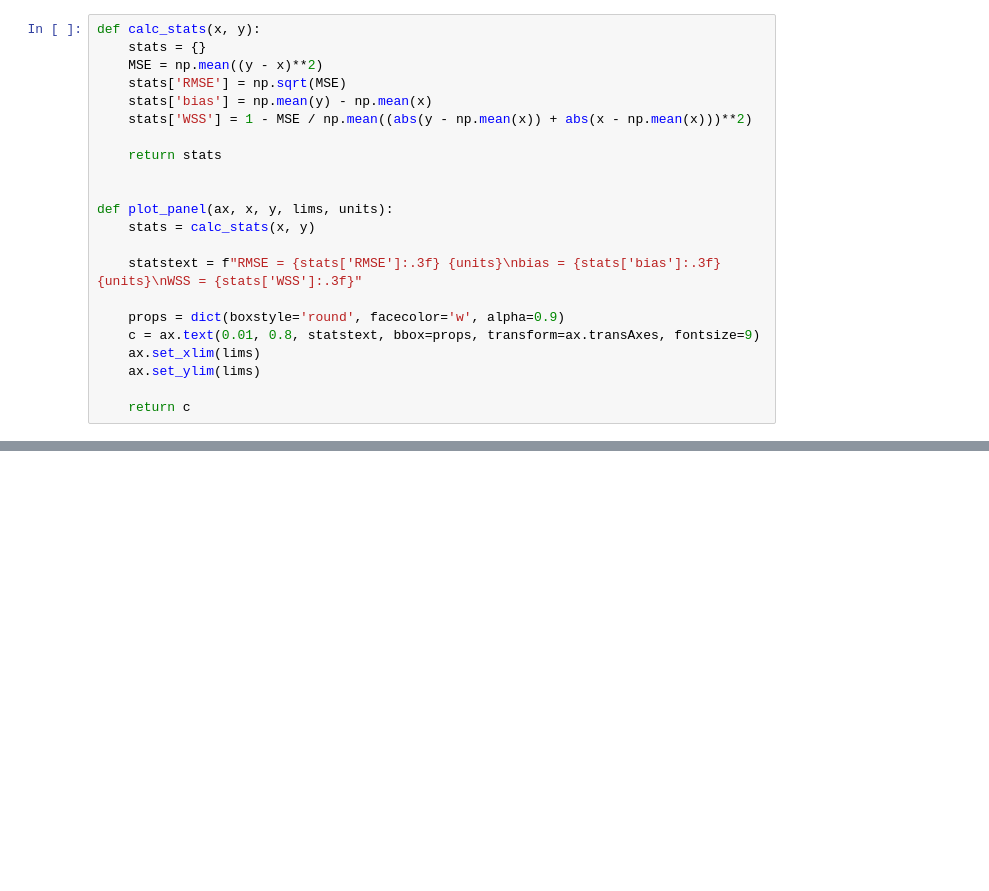
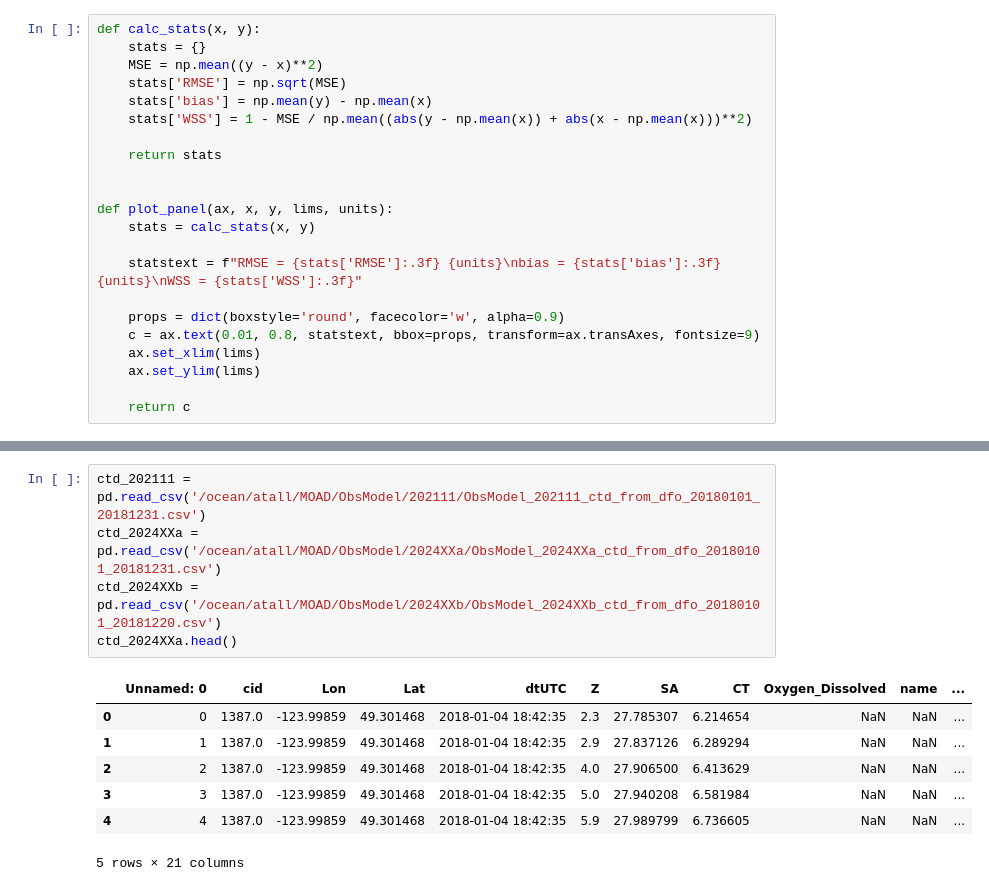
Before and after one commit to SalishSeaCast/analysis-abdoul, a Jupyter notebook: notebooks/salishsea_oxy/Evals_Oxygen_SI-SoG_profiles2018.ipynb, the cells around one changed output, grey strips where cells are left out. Saved outputs shown, nothing was run; the diff lists cells and outputs as text; blank space fills up the shorter version.

```diff
--- a/notebooks/salishsea_oxy/Evals_Oxygen_SI-SoG_profiles2018.ipynb
+++ b/notebooks/salishsea_oxy/Evals_Oxygen_SI-SoG_profiles2018.ipynb
@@ -122,2 +38,15 @@ dfo_ctd
+# %%
+ctd_202111 = pd.read_csv('/ocean/atall/MOAD/ObsModel/202111/ObsModel_202111_ctd_from_dfo_20180101_20181231.csv')
+ctd_2024XXa = pd.read_csv('/ocean/atall/MOAD/ObsModel/2024XXa/ObsModel_2024XXa_ctd_from_dfo_20180101_20181231.csv')
+ctd_2024XXb = pd.read_csv('/ocean/atall/MOAD/ObsModel/2024XXb/ObsModel_2024XXb_ctd_from_dfo_20180101_20181220.csv')
+ctd_2024XXa.head()
+# %% [output]
+|  | Unnamed: 0 | cid | Lon | Lat | dtUTC | Z | SA | CT | Oxygen_Dissolved | name | ... |
+| 0 | 0 | 1387.0 | -123.99859 | 49.301468 | 2018-01-04 18:42:35 | 2.3 | 27.785307 | 6.214654 | NaN | NaN | ... |
+| 1 | 1 | 1387.0 | -123.99859 | 49.301468 | 2018-01-04 18:42:35 | 2.9 | 27.837126 | 6.289294 | NaN | NaN | ... |
+| 2 | 2 | 1387.0 | -123.99859 | 49.301468 | 2018-01-04 18:42:35 | 4.0 | 27.906500 | 6.413629 | NaN | NaN | ... |
+| 3 | 3 | 1387.0 | -123.99859 | 49.301468 | 2018-01-04 18:42:35 | 5.0 | 27.940208 | 6.581984 | NaN | NaN | ... |
+| 4 | 4 | 1387.0 | -123.99859 | 49.301468 | 2018-01-04 18:42:35 | 5.9 | 27.989799 | 6.736605 | NaN | NaN | ... |
+5 rows × 21 columns
 # %%
 grid = xr.open_dataset('/ocean/atall/MOAD/grid/grid_from_lat_lon_mask999.nc')
```
Also changed, not shown: parts of 28 cells of this notebook.
